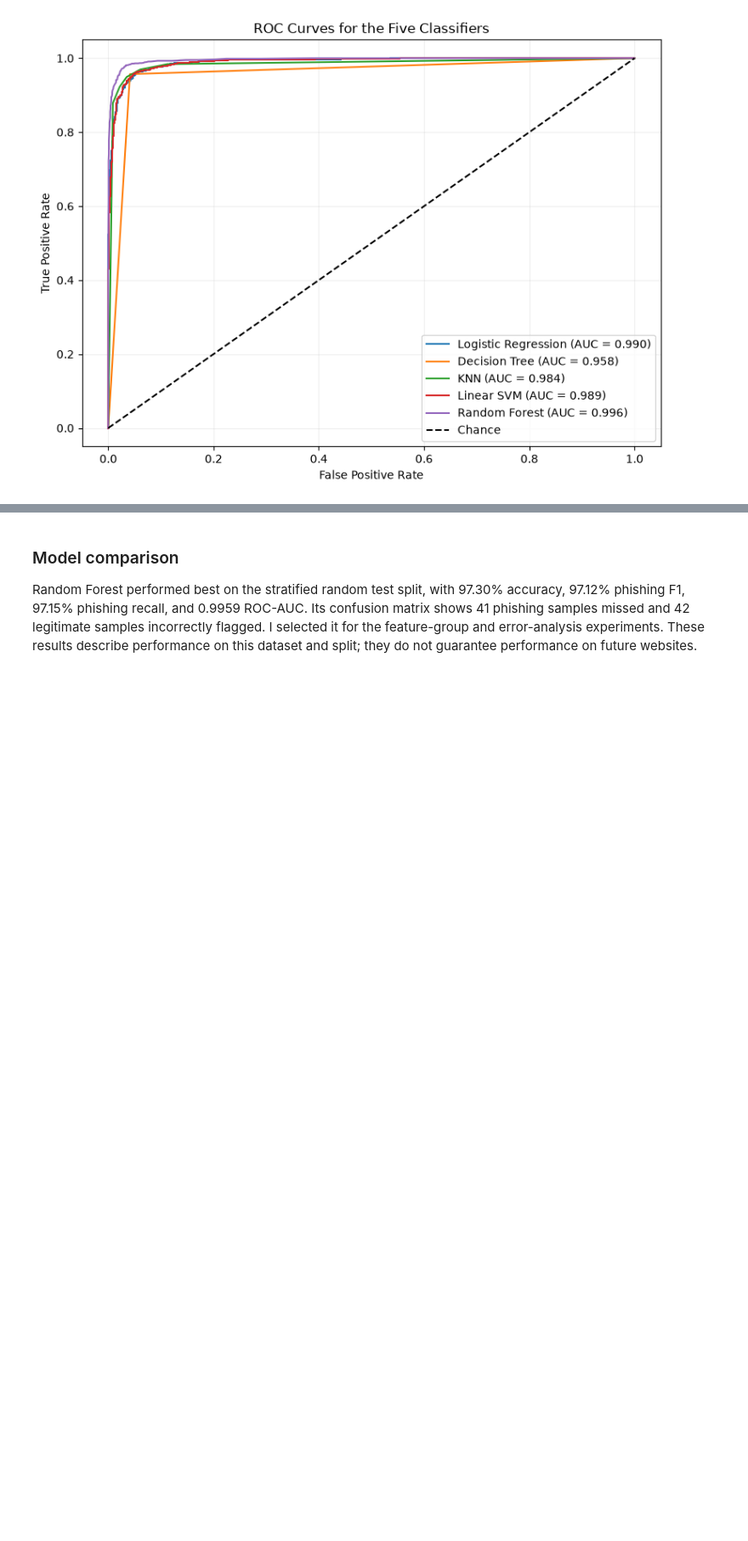
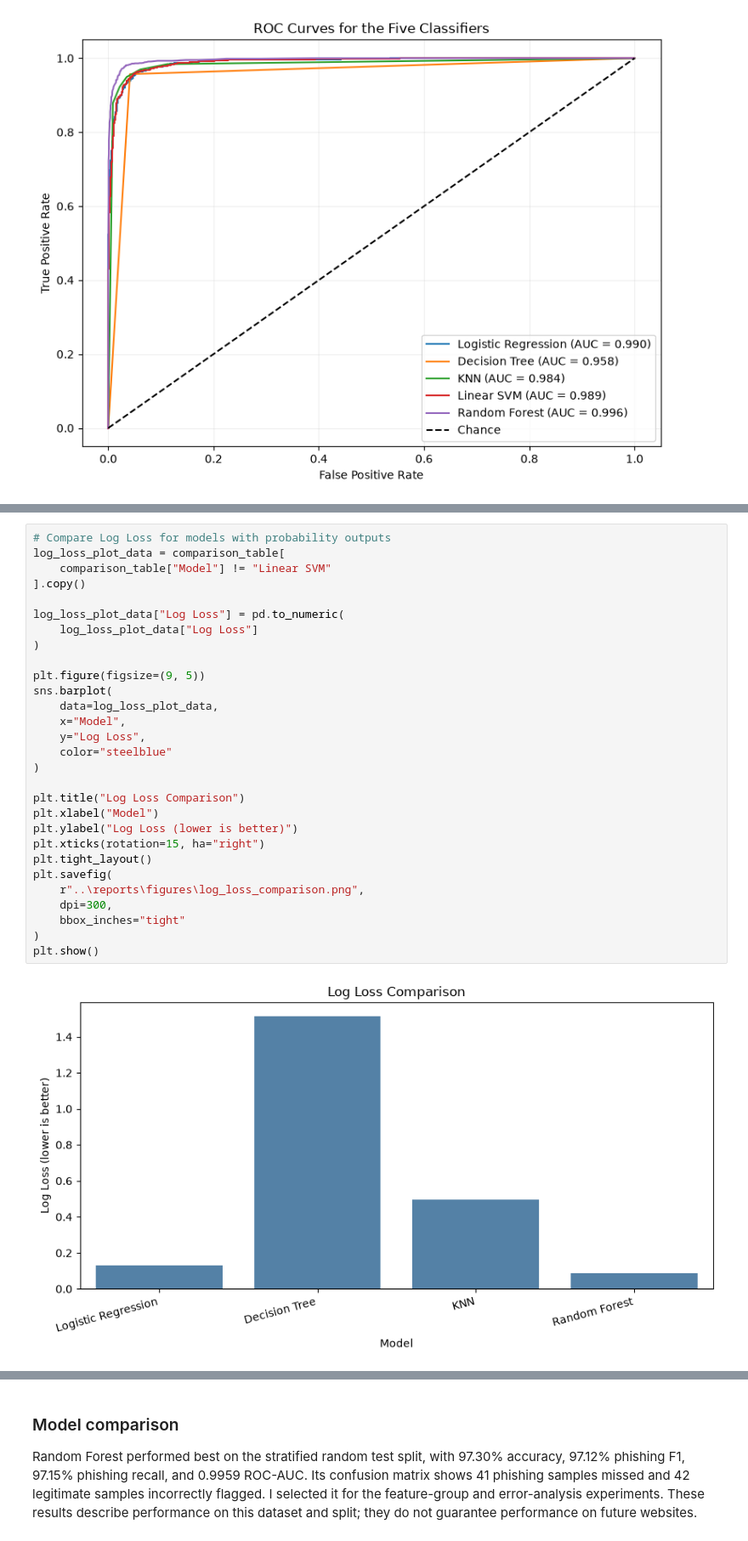
Before and after one commit to PalakVerma-github/compphish-phishing-detection, a Jupyter notebook: notebooks/phishing_detection.ipynb, the cells around one changed output, grey strips where cells are left out. Shown at 85% size. Cells and saved outputs as stored; diff of their text form; blank space fills up the shorter version.

```diff
--- a/notebooks/phishing_detection.ipynb
+++ b/notebooks/phishing_detection.ipynb
@@ -1053,0 +1085,31 @@ plt.show()
+# %%
+# Compare Log Loss for models with probability outputs
+log_loss_plot_data = comparison_table[
+    comparison_table["Model"] != "Linear SVM"
+].copy()
+
+log_loss_plot_data["Log Loss"] = pd.to_numeric(
+    log_loss_plot_data["Log Loss"]
+)
+
+plt.figure(figsize=(9, 5))
+sns.barplot(
+    data=log_loss_plot_data,
+    x="Model",
+    y="Log Loss",
+    color="steelblue"
+)
+
+plt.title("Log Loss Comparison")
+plt.xlabel("Model")
+plt.ylabel("Log Loss (lower is better)")
+plt.xticks(rotation=15, ha="right")
+plt.tight_layout()
+plt.savefig(
+    r"..\reports\figures\log_loss_comparison.png",
+    dpi=300,
+    bbox_inches="tight"
+)
+plt.show()
+# %% [output]
+[figure, added]
```
Also changed, not shown: parts of 2 cells of this notebook, 1 other file.
